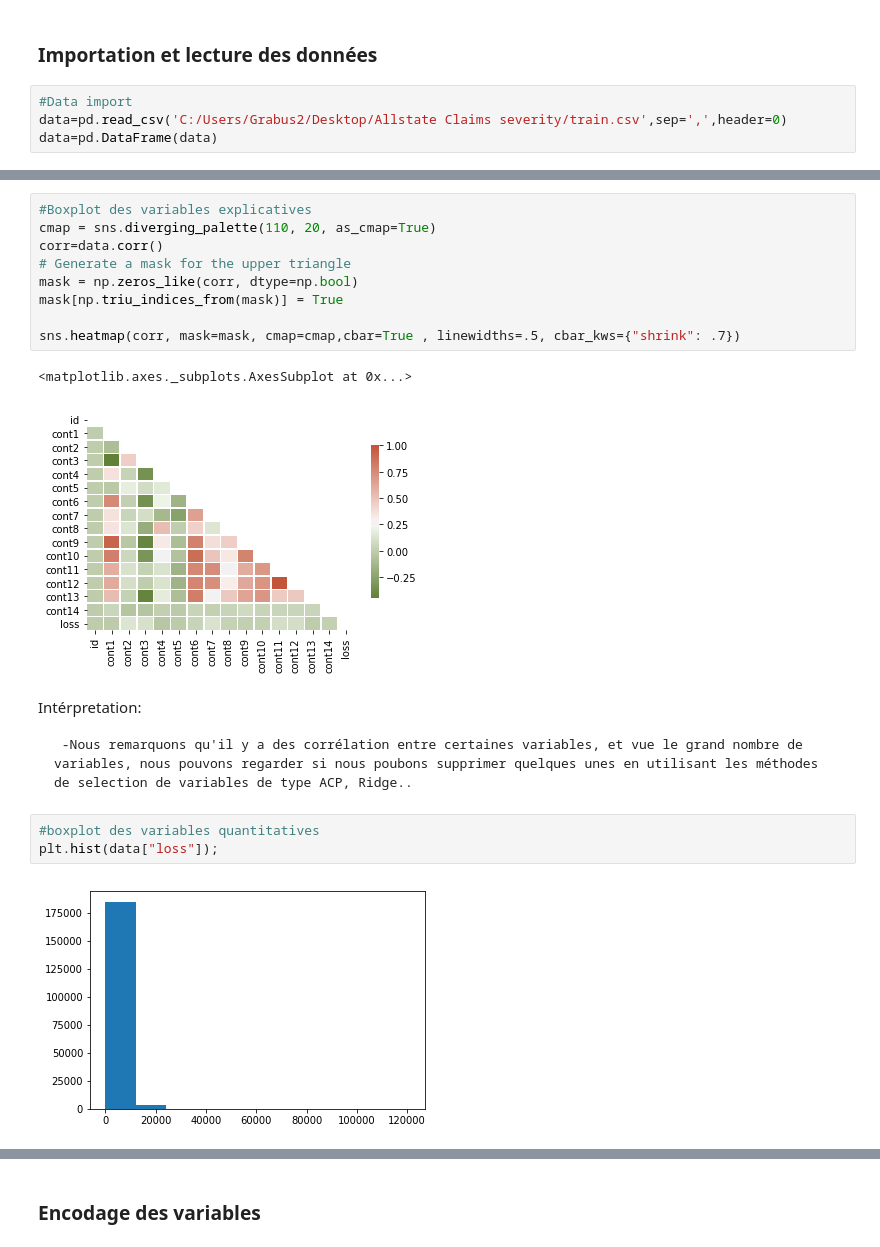
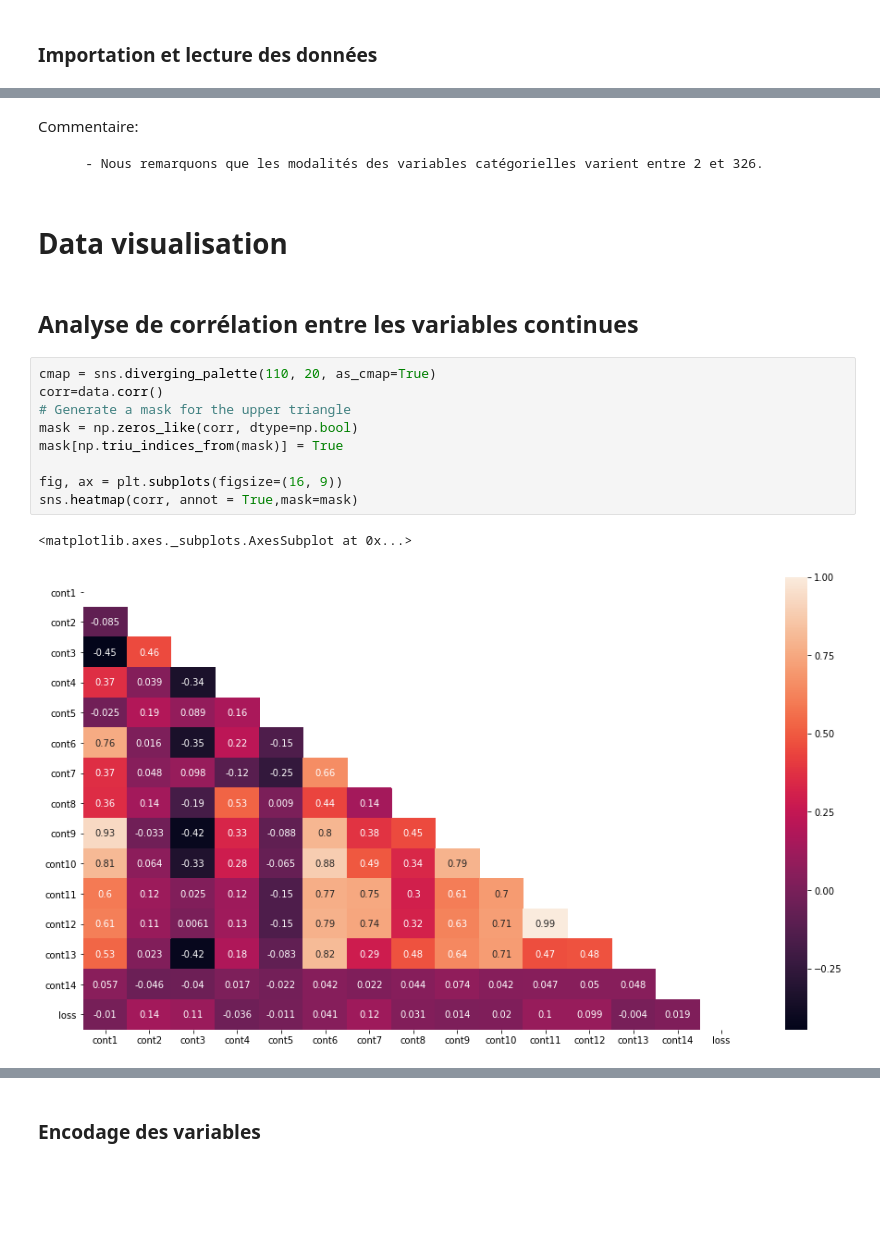
Before and after one commit to iskini/Fil-rouge, a Jupyter notebook: Allstate claims severity.ipynb, the cells around one changed output, grey strips where cells are left out. Cells and saved outputs as stored; diff of their text form; blank space fills up the shorter version.

```diff
--- a/Allstate claims severity.ipynb
+++ b/Allstate claims severity.ipynb
@@ -31,6 +39,2 @@ from sklearn.preprocessing import LabelEncoder
 # %% [markdown]
 ### Importation et lecture des données
-# %%
-#Data import
-data=pd.read_csv('C:/Users/Grabus2/Desktop/Allstate Claims severity/train.csv',sep=',',header=0)
-data=pd.DataFrame(data)
@@ -137,21 +186,20 @@ nombre de variables quantitatives : 14
+# %% [markdown]
+Commentaire:
+
+        - Nous remarquons que les modalités des variables catégorielles varient entre 2 et 326.
+# %% [markdown]
+# Data visualisation
+# %% [markdown]
+## Analyse de corrélation entre les variables continues
 # %%
-#Boxplot des variables explicatives
 cmap = sns.diverging_palette(110, 20, as_cmap=True)
 corr=data.corr()
 # Generate a mask for the upper triangle
 mask = np.zeros_like(corr, dtype=np.bool)
 mask[np.triu_indices_from(mask)] = True
 
-sns.heatmap(corr, mask=mask, cmap=cmap,cbar=True , linewidths=.5, cbar_kws={"shrink": .7})
+fig, ax = plt.subplots(figsize=(16, 9))
+sns.heatmap(corr, annot = True,mask=mask)
 # %% [output]
 <matplotlib.axes._subplots.AxesSubplot at 0x...>
-[figure, old version]
+[figure, new version]
-# %% [markdown]
-Intérpretation:
-
-     -Nous remarquons qu'il y a des corrélation entre certaines variables, et vue le grand nombre de variables, nous pouvons regarder si nous poubons supprimer quelques unes en utilisant les méthodes de selection de variables de type ACP, Ridge..
-# %%
-#boxplot des variables quantitatives
-plt.hist(data["loss"]);
-# %% [output]
-[figure, removed]
```
Also changed, not shown: parts of 38 cells of this notebook.
